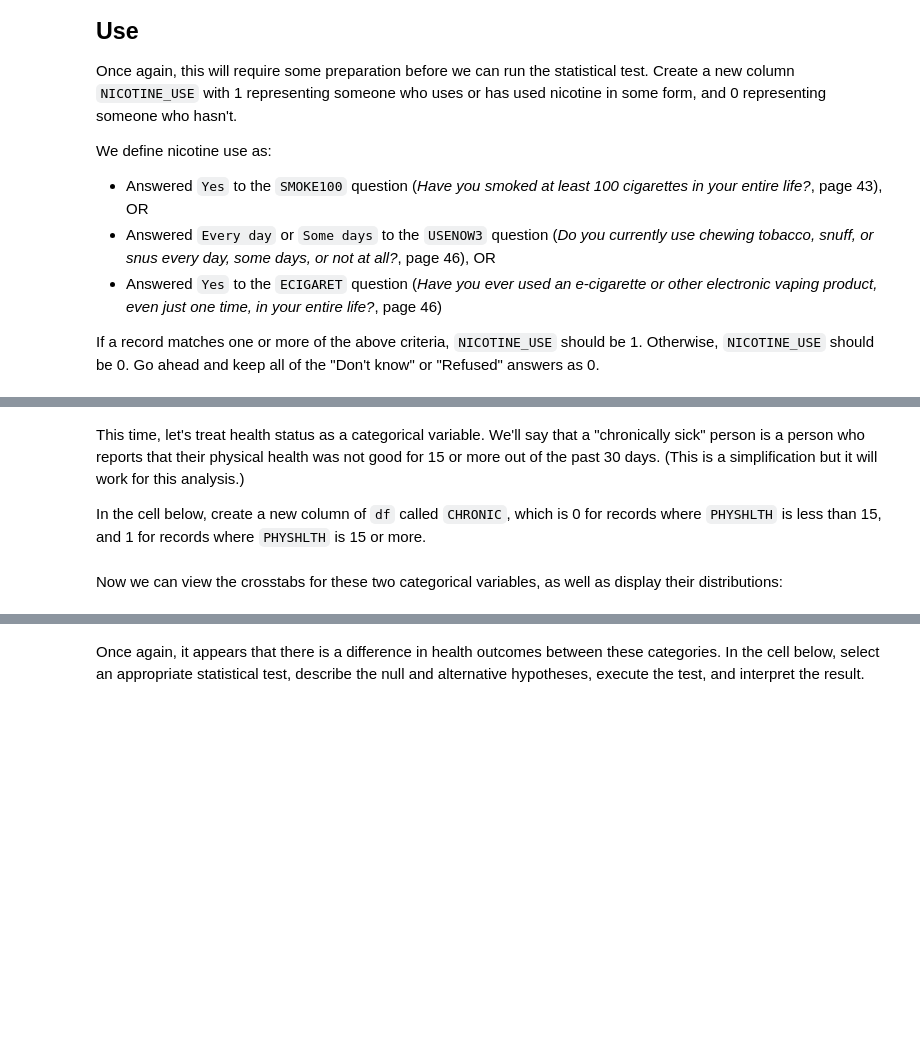
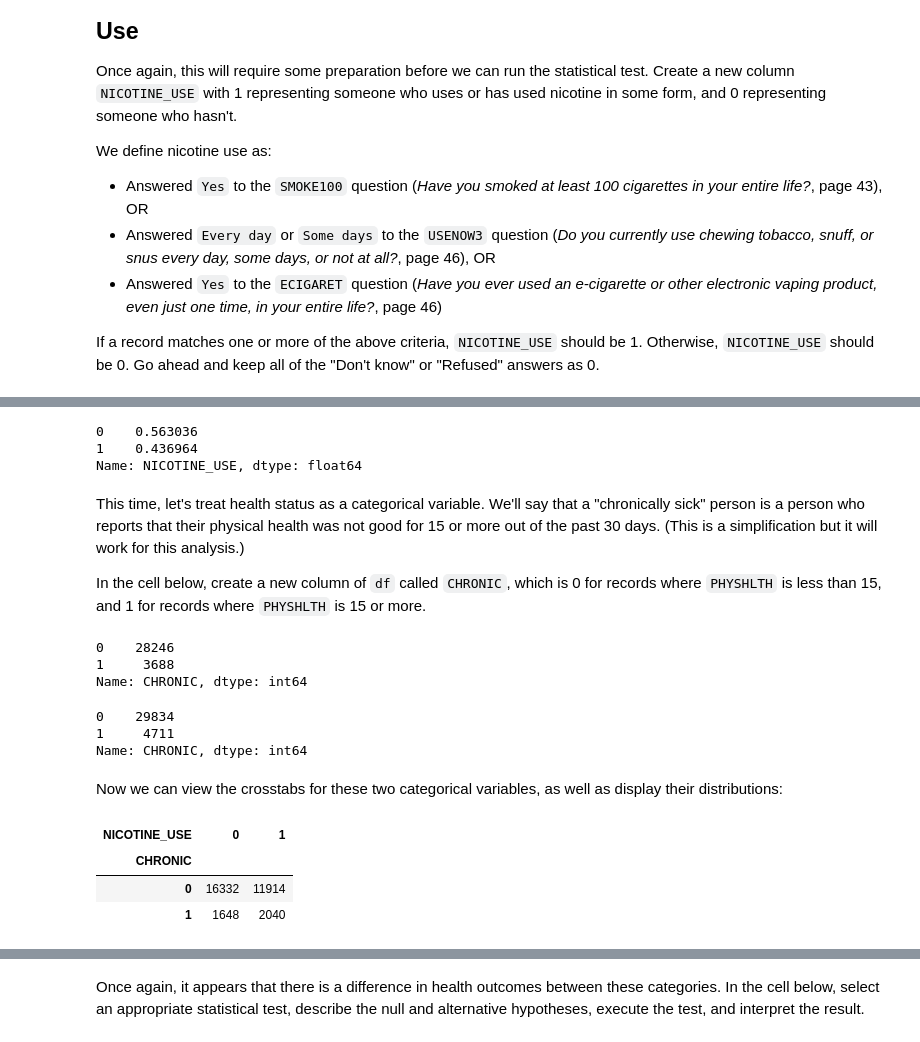
Before and after one commit to Ketty-Odero/dsc-hypothesis-testing-lab, a Jupyter notebook: index.ipynb, the cells around one changed output, grey strips where cells are left out. Drawn from its saved outputs; the diff is of its cells as text; code cells hidden in the pictures; blank space fills up the shorter version.

```diff
--- a/index.ipynb
+++ b/index.ipynb
@@ -427,23 +568,56 @@ If a record matches one or more of the above criteria, `NICOTINE_USE` should be
 # %%
 # Your code here
+#creating new columns
+df_1['NICOTINE_USE'] = (
+    (df_1['SMOKE100'] == 1) |
+    (df_1['USENOW3'].isin([1,2])) |
+    (df_1['ECIGARET'] == 1)
+).astype(int)
 
 # Look at the distribution of values
-df["NICOTINE_USE"].value_counts(normalize=True)
+df_1["NICOTINE_USE"].value_counts(normalize=True)
+# %% [output]
+0    0.563036
+1    0.436964
+Name: NICOTINE_USE, dtype: float64
 # %% [markdown]
 This time, let's treat health status as a categorical variable. We'll say that a "chronically sick" person is a person who reports that their physical health was not good for 15 or more out of the past 30 days. (This is a simplification but it will work for this analysis.)
 
 In the cell below, create a new column of `df` called `CHRONIC`, which is 0 for records where `PHYSHLTH` is less than 15, and 1 for records where `PHYSHLTH` is 15 or more.
 # %%
 # Your code here
+df_1['CHRONIC'] = (df["PHYSHLTH"] >= 15).apply(int)
 
 # View the distribution of the newly-created column
-df["CHRONIC"].value_counts()
+df_1["CHRONIC"].value_counts()
+# %% [output]
+0    28246
+1     3688
+Name: CHRONIC, dtype: int64
+# %%
+# alternative to the above code using if function in this example I use df the original data frame
+def health_chronic(record):
+    if record["PHYSHLTH"] >= 15:
+        return 1
+    else:
+       return 0
+df["CHRONIC"] = df.apply(health_chronic, axis=1)
+df['CHRONIC'].value_counts()
+# %% [output]
+0    29834
+1     4711
+Name: CHRONIC, dtype: int64
 # %% [markdown]
 Now we can view the crosstabs for these two categorical variables, as well as display their distributions:
 # %%
 # Run this cell without changes
-contingency_table = pd.crosstab(index=df["CHRONIC"], columns=df["NICOTINE_USE"])
+contingency_table = pd.crosstab(index=df_1["CHRONIC"], columns=df_1["NICOTINE_USE"])
 contingency_table
+# %% [output]
+| NICOTINE_USE | 0 | 1 |
+| CHRONIC |  |  |
+| 0 | 16332 | 11914 |
+| 1 | 1648 | 2040 |
 # %%
 # Run this cell without changes
 
```
Also changed, not shown: parts of 31 cells of this notebook.
